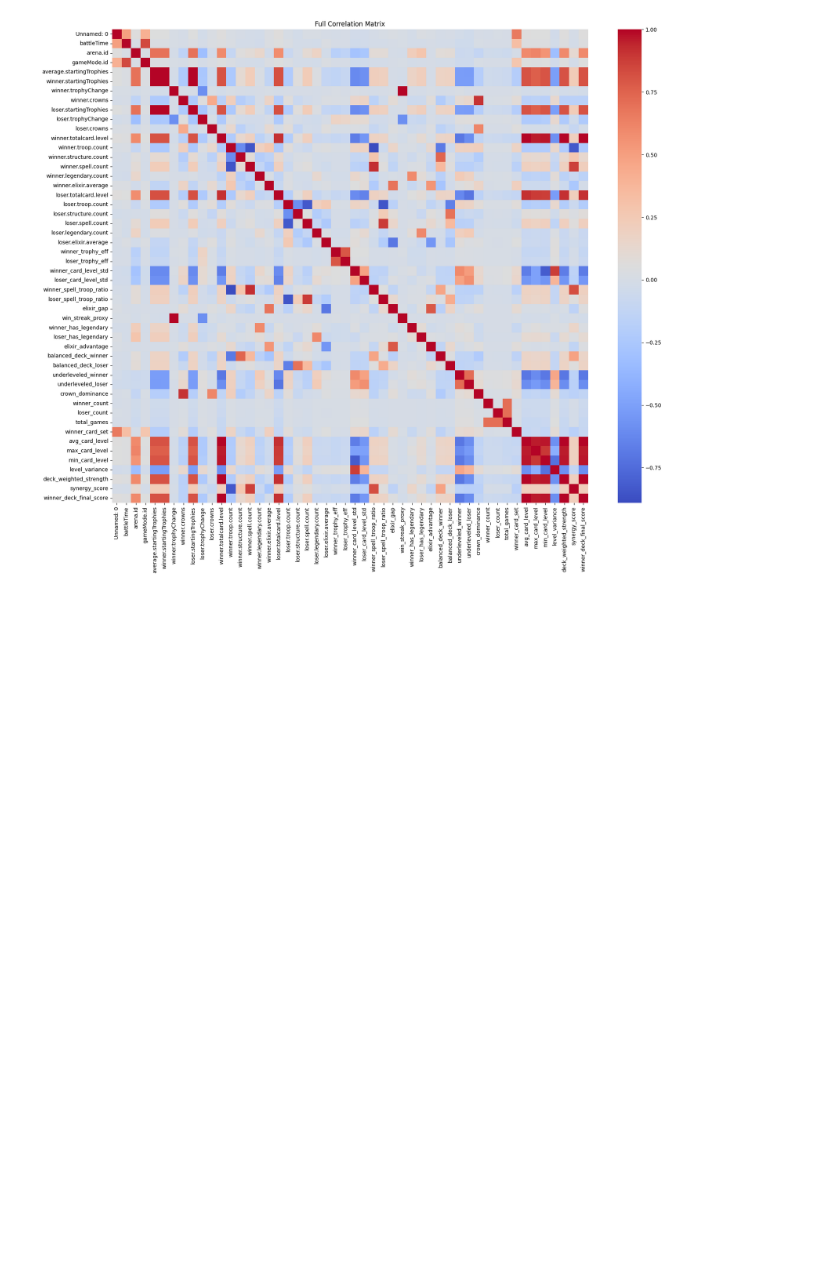
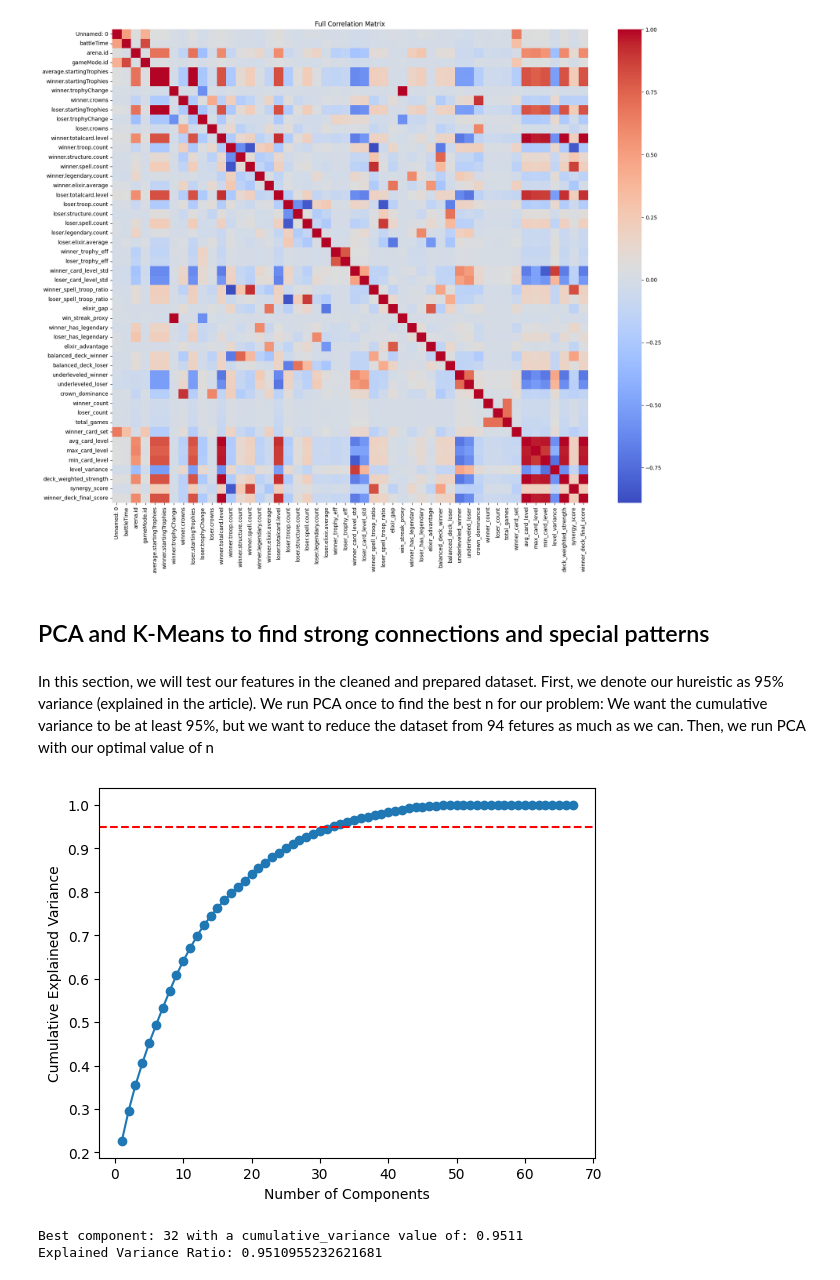
Before and after one commit to Av0cat0/Clash-Royale-Causal-analysis, a Jupyter notebook: visualizations.ipynb, the cells around one changed output. Saved outputs shown, nothing was run; the diff lists cells and outputs as text; code cells hidden in the pictures; blank space fills up the shorter version.

```diff
--- a/visualizations.ipynb
+++ b/visualizations.ipynb
@@ -176,3 +180,21 @@ plt.title('Filtered Correlation Matrix')
 plt.show()
 # %% [output]
 [figure]
+# %% [markdown]
+## PCA and K-Means to find strong connections and special patterns
+# %% [markdown]
+In this section, we will test our features in the cleaned and prepared dataset.
+First, we denote our hureistic as 95% variance (explained in the article).
+We run PCA once to find the best n for our problem:
+We want the cumulative variance to be at least 95%, but we want to reduce the dataset from 94 fetures as much as we can.
+Then, we run PCA with our optimal value of n
+# %%
+filtered_df, n = pc.get_pca_optimal_components(battles_df)
+pca_n = PCA(n_components=n)
+pca_for_df = pca_n.fit_transform(filtered_df)
+df_pca = pd.DataFrame(pca_for_df, columns=[f"PC{i+1}" for i in range(n)])
+print("Explained Variance Ratio:", pca_n.explained_variance_ratio_.sum())
+# %% [output]
+[figure, added]
+Best component: 32 with a cumulative_variance value of: 0.9511
+Explained Variance Ratio: 0.9510955232621681
```
Also changed, not shown: parts of 13 cells of this notebook, 5 other files.
